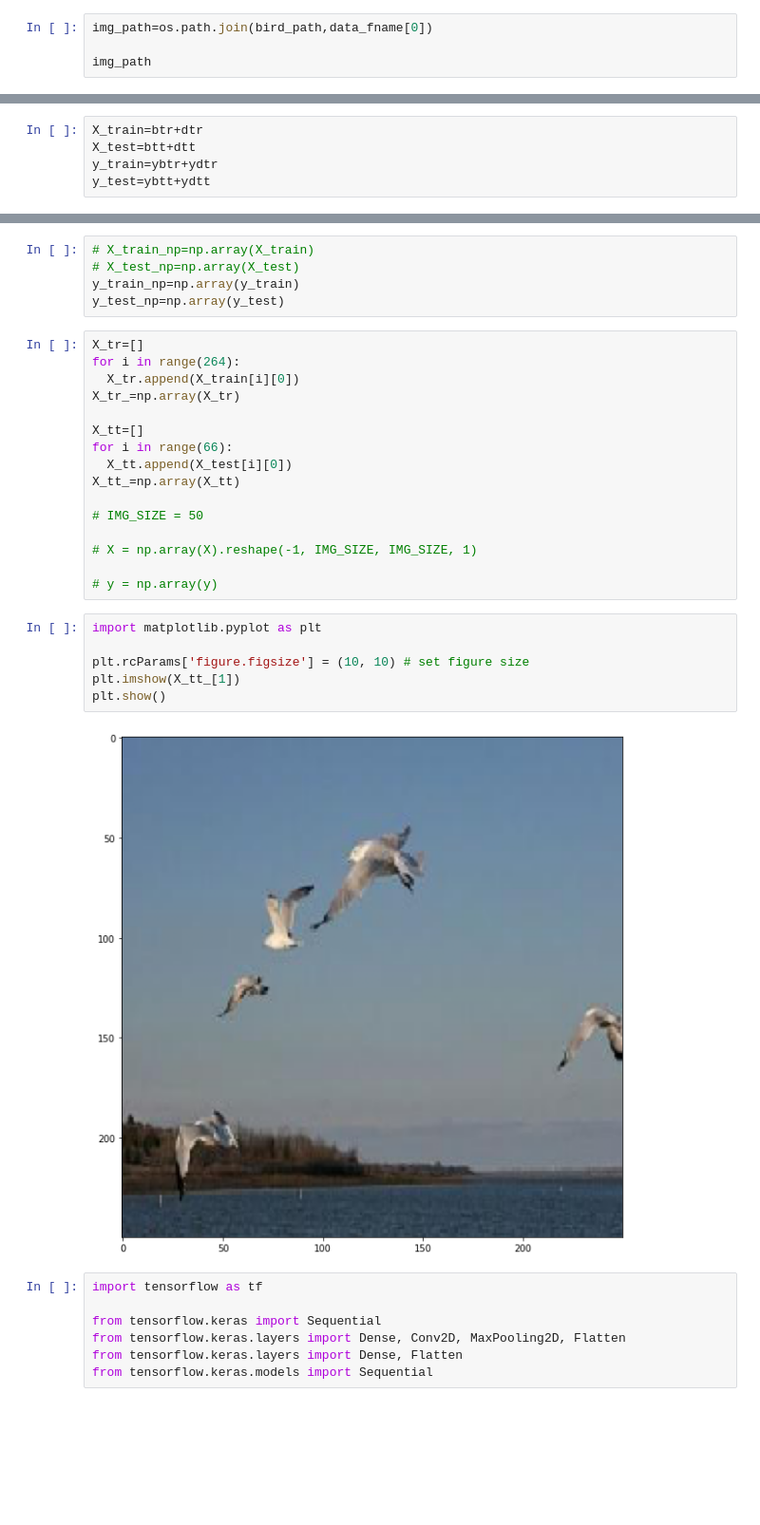
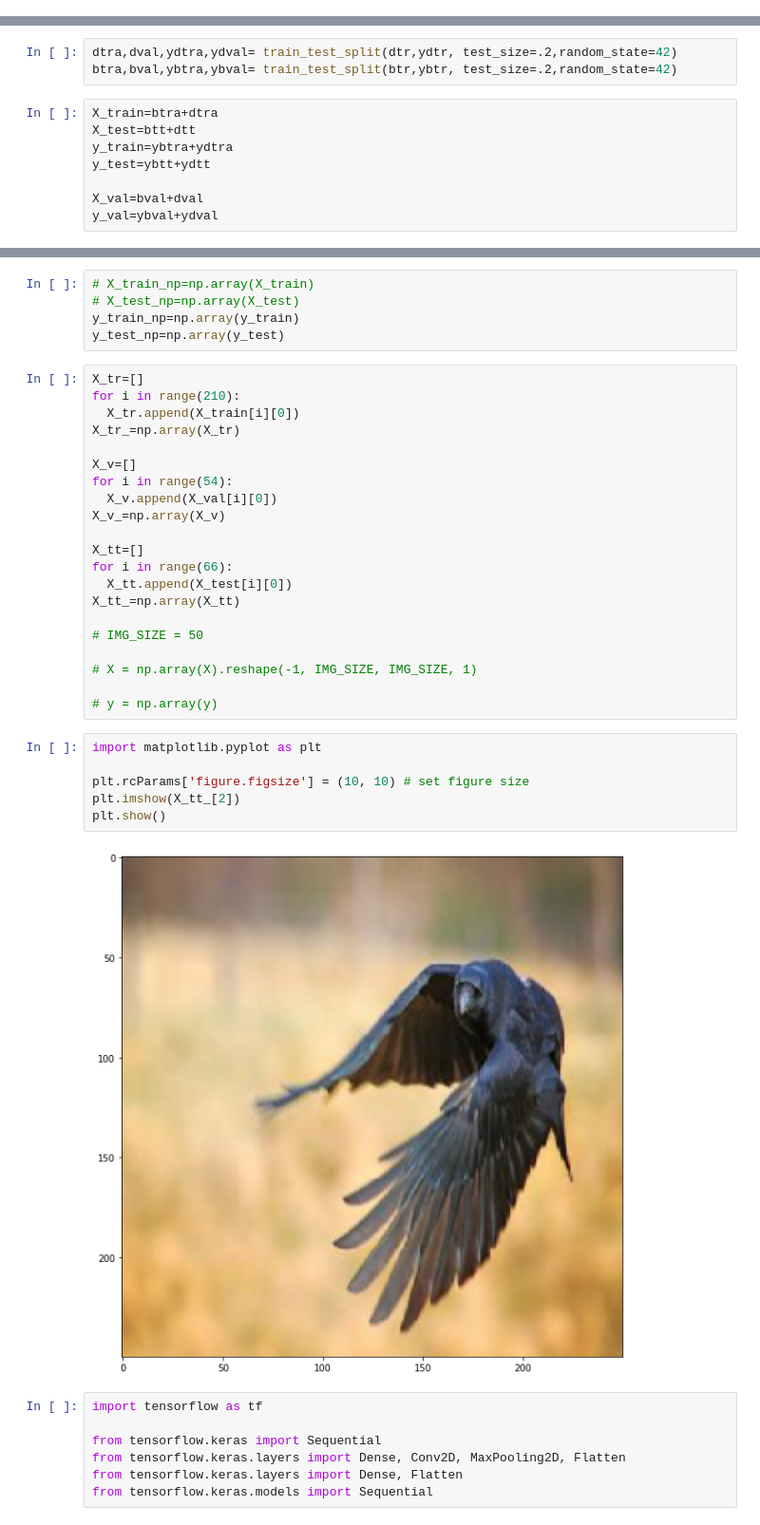
Before and after one commit to IlsuSong/Section4_project, a Jupyter notebook: Untitled7.ipynb, the cells around one changed output, grey strips where cells are left out. Shown at 95% size. Saved outputs shown, nothing was run; the diff lists cells and outputs as text; blank space fills up the shorter version.

```diff
--- a/Untitled7.ipynb
+++ b/Untitled7.ipynb
@@ -40,7 +52,3 @@ Mounted at /content/drive
 # %%
 bird_path='/content/drive/MyDrive/archive (4)/drone_or_bird/birds'
 drone_path='/content/drive/MyDrive/archive (4)/drone_or_bird/drones'
-# %%
-img_path=os.path.join(bird_path,data_fname[0])
-
-img_path
@@ -100,11 +106,17 @@ from sklearn.model_selection import train_test_split
 
 dtr,dtt,ydtr,ydtt= train_test_split(drone_ds,ydrone, test_size=.2,random_state=42)
 btr,btt,ybtr,ybtt= train_test_split(bird_ds,ybird, test_size=.2,random_state=42)
+# %%
+dtra,dval,ydtra,ydval= train_test_split(dtr,ydtr, test_size=.2,random_state=42)
+btra,bval,ybtra,ybval= train_test_split(btr,ybtr, test_size=.2,random_state=42)
 # %%
-X_train=btr+dtr
+X_train=btra+dtra
 X_test=btt+dtt
-y_train=ybtr+ydtr
+y_train=ybtra+ydtra
 y_test=ybtt+ydtt
+
+X_val=bval+dval
+y_val=ybval+ydval
 # %%
 print(len(X_train),len(X_test),len(y_train),len(y_test))
 # %% [output]
@@ -116,9 +132,14 @@ y_train_np=np.array(y_train)
 y_test_np=np.array(y_test)
 # %%
 X_tr=[]
-for i in range(264):
+for i in range(210):
   X_tr.append(X_train[i][0])
 X_tr_=np.array(X_tr)
+
+X_v=[]
+for i in range(54):
+  X_v.append(X_val[i][0])
+X_v_=np.array(X_v)
 
 X_tt=[]
 for i in range(66):
@@ -133,11 +154,11 @@ X_tt_=np.array(X_tt)
 # %%
 import matplotlib.pyplot as plt
 
 plt.rcParams['figure.figsize'] = (10, 10) # set figure size
-plt.imshow(X_tt_[1])
+plt.imshow(X_tt_[2])
 plt.show()
 # %% [output]
-[figure, old version]
+[figure, new version]
 # %%
 import tensorflow as tf
 
```
Also changed, not shown: parts of 23 cells of this notebook.
